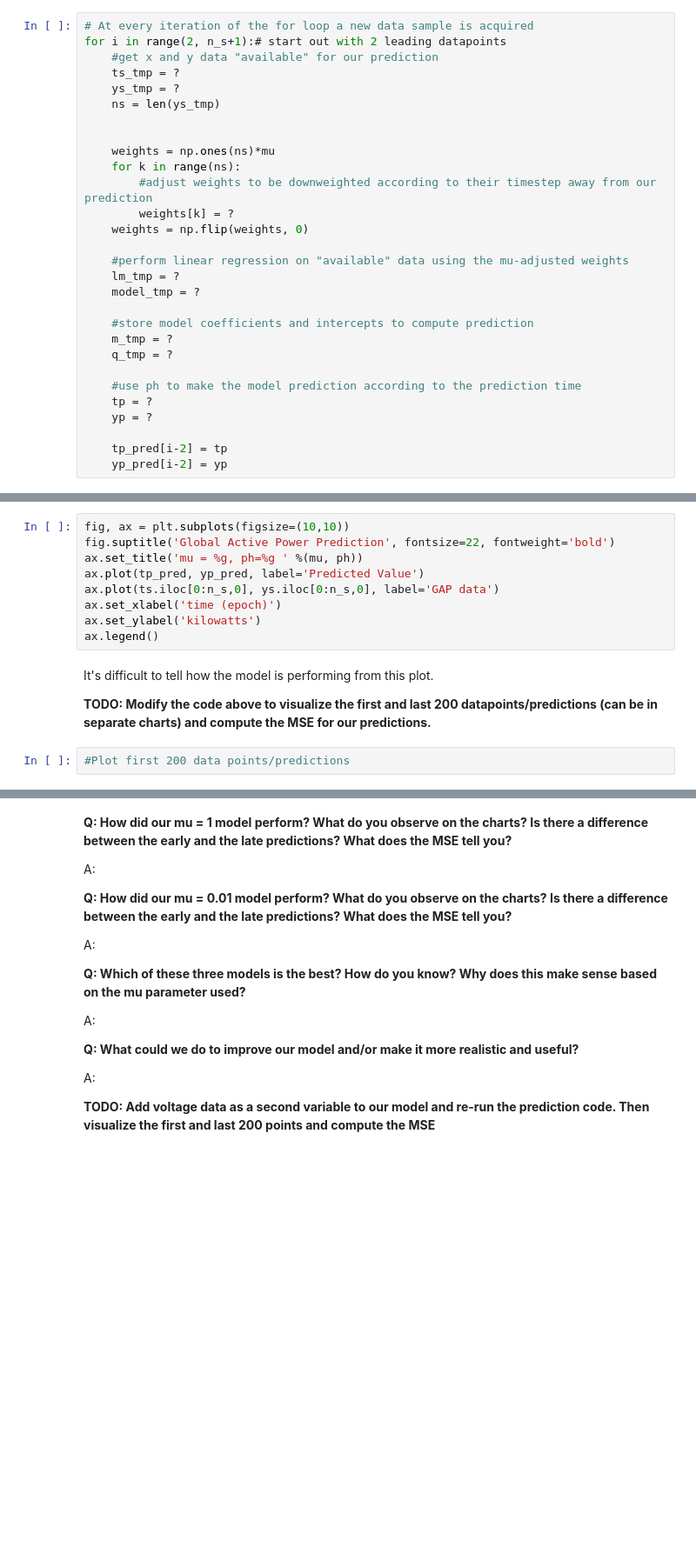
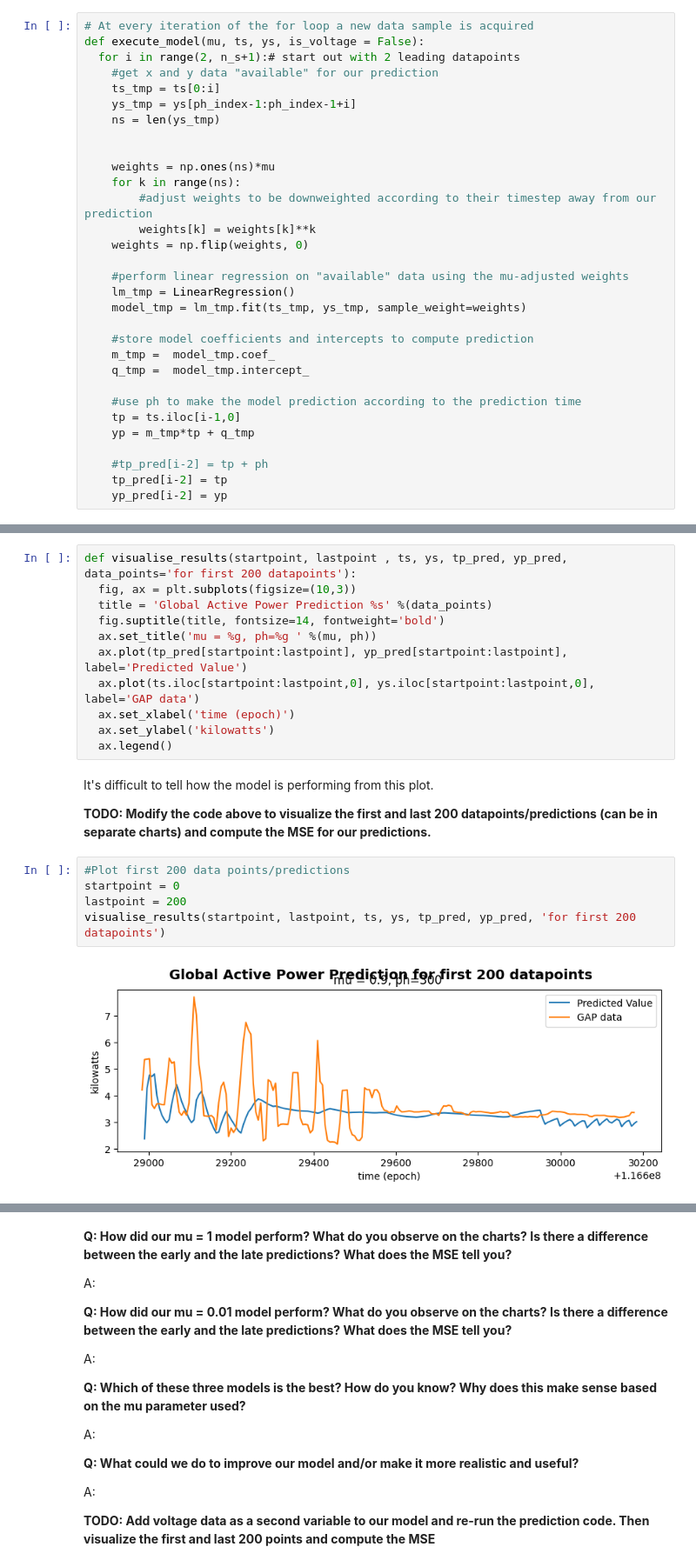
Before and after one commit to santausd/USD-AAI-530-A1-Assignment3.1, a Jupyter notebook: Linear Regression for IoT.ipynb, the cells around one changed output, grey strips where cells are left out. Shown: that part at 87% size. Drawn from its saved outputs; the diff is of its cells as text; blank space fills up the shorter version.

```diff
--- a/Linear Regression for IoT.ipynb
+++ b/Linear Regression for IoT.ipynb
@@ -166,31 +156,33 @@ Since the mu is very high in this case, there is virtually zero import on the 50
 **TODO: Following the code from Chapter 10 and the lab session, use linear regression to predict a rolling GAP for our dataset. Store these predictions in the tp_pred and yp_pred lists created above for visualization.**
 # %%
 # At every iteration of the for loop a new data sample is acquired
-for i in range(2, n_s+1):# start out with 2 leading datapoints
+def execute_model(mu, ts, ys, is_voltage = False):
+  for i in range(2, n_s+1):# start out with 2 leading datapoints
     #get x and y data "available" for our prediction
-    ts_tmp = ?
-    ys_tmp = ?
+    ts_tmp = ts[0:i]
+    ys_tmp = ys[ph_index-1:ph_index-1+i]
     ns = len(ys_tmp)
 
 
     weights = np.ones(ns)*mu
     for k in range(ns):
         #adjust weights to be downweighted according to their timestep away from our prediction
-        weights[k] = ?
+        weights[k] = weights[k]**k
     weights = np.flip(weights, 0)
 
     #perform linear regression on "available" data using the mu-adjusted weights
-    lm_tmp = ?
-    model_tmp = ?
+    lm_tmp = LinearRegression()
+    model_tmp = lm_tmp.fit(ts_tmp, ys_tmp, sample_weight=weights)
 
     #store model coefficients and intercepts to compute prediction
-    m_tmp = ?
-    q_tmp = ?
+    m_tmp =  model_tmp.coef_
+    q_tmp =  model_tmp.intercept_
 
     #use ph to make the model prediction according to the prediction time
-    tp = ?
-    yp = ?
+    tp = ts.iloc[i-1,0]
+    yp = m_tmp*tp + q_tmp
 
+    #tp_pred[i-2] = tp + ph
     tp_pred[i-2] = tp
     yp_pred[i-2] = yp
 # %% [markdown]
@@ -198,17 +192,24 @@ Now let's visualize the results from our model.
 # %%
-fig, ax = plt.subplots(figsize=(10,10))
-fig.suptitle('Global Active Power Prediction', fontsize=22, fontweight='bold')
-ax.set_title('mu = %g, ph=%g ' %(mu, ph))
-ax.plot(tp_pred, yp_pred, label='Predicted Value')
-ax.plot(ts.iloc[0:n_s,0], ys.iloc[0:n_s,0], label='GAP data')
-ax.set_xlabel('time (epoch)')
-ax.set_ylabel('kilowatts')
-ax.legend()
+def visualise_results(startpoint, lastpoint , ts, ys, tp_pred, yp_pred, data_points='for first 200 datapoints'):
+  fig, ax = plt.subplots(figsize=(10,3))
+  title = 'Global Active Power Prediction %s' %(data_points)
+  fig.suptitle(title, fontsize=14, fontweight='bold')
+  ax.set_title('mu = %g, ph=%g ' %(mu, ph))
+  ax.plot(tp_pred[startpoint:lastpoint], yp_pred[startpoint:lastpoint], label='Predicted Value')
+  ax.plot(ts.iloc[startpoint:lastpoint,0], ys.iloc[startpoint:lastpoint,0], label='GAP data')
+  ax.set_xlabel('time (epoch)')
+  ax.set_ylabel('kilowatts')
+  ax.legend()
 # %% [markdown]
 It's difficult to tell how the model is performing from this plot.
 
 **TODO: Modify the code above to visualize the first and last 200 datapoints/predictions (can be in separate charts) and compute the MSE for our predictions.**
 # %%
 #Plot first 200 data points/predictions
+startpoint = 0
+lastpoint = 200
+visualise_results(startpoint, lastpoint, ts, ys, tp_pred, yp_pred, 'for first 200 datapoints')
+# %% [output]
+[figure, added]
 # %%
 #Plot last 200 data points/predictions
```
Also changed, not shown: parts of 15 cells of this notebook.
